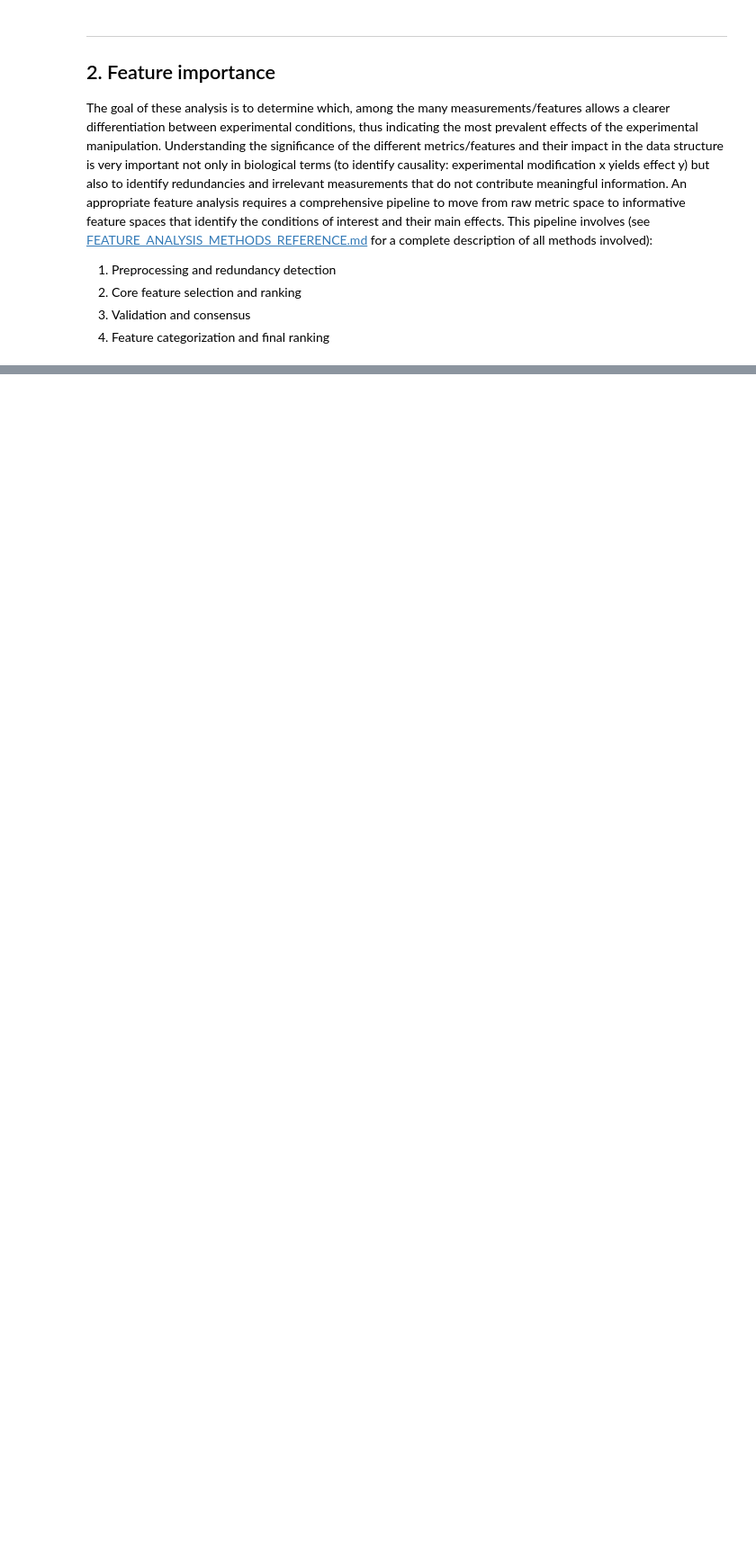
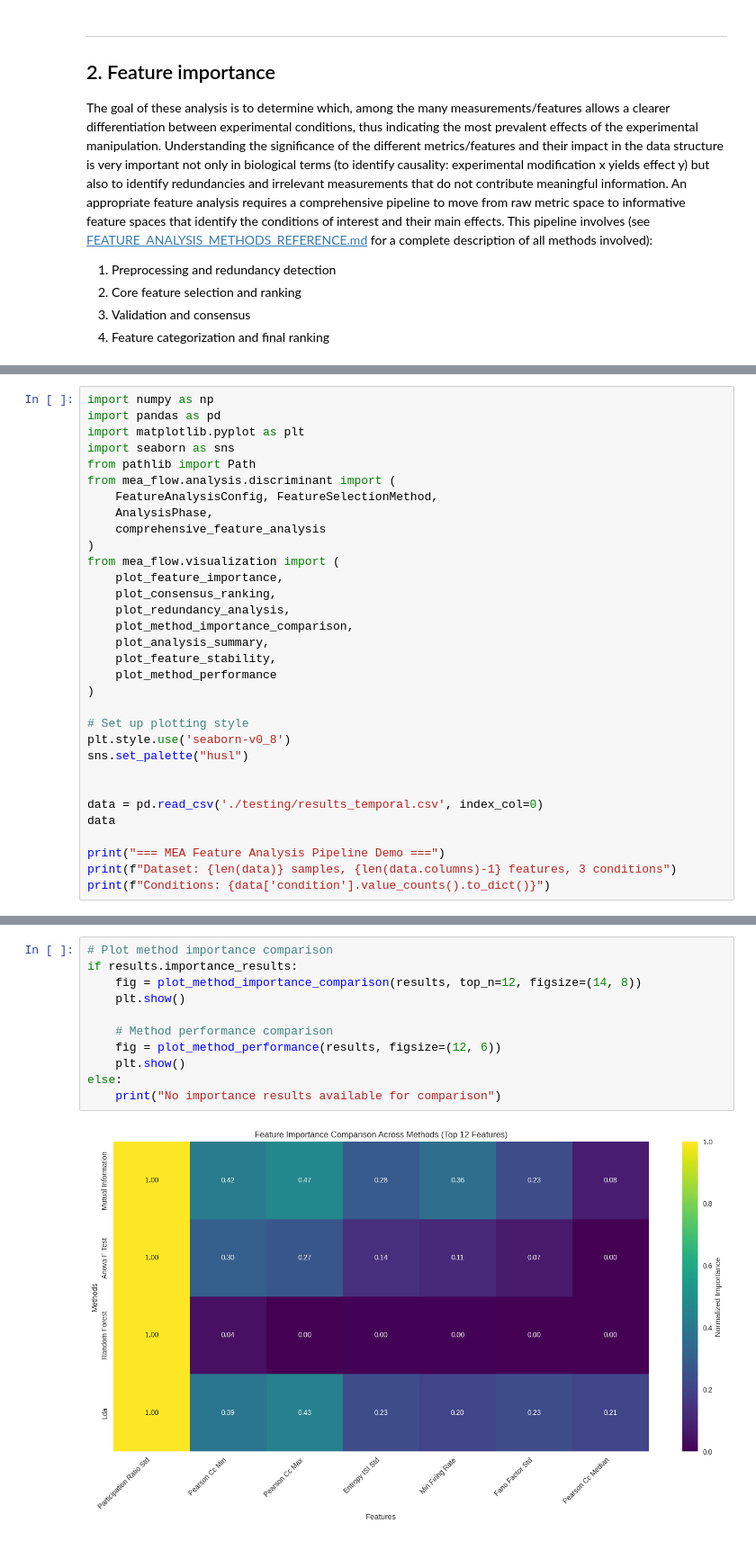
Before and after one commit to CNNC-Lab/mea-flow, a Jupyter notebook: notebooks/04_feature_based_analysis.ipynb, the cells around one changed output, grey strips where cells are left out. Shown at 90% size. Drawn from its saved outputs; the diff is of its cells as text; blank space fills up the shorter version.

```diff
--- a/notebooks/04_feature_based_analysis.ipynb
+++ b/notebooks/04_feature_based_analysis.ipynb
@@ -702,0 +267,32 @@ Best method: random_forest with nan accuracy
+# %%
+import numpy as np
+import pandas as pd
+import matplotlib.pyplot as plt
+import seaborn as sns
+from pathlib import Path
+from mea_flow.analysis.discriminant import (
+    FeatureAnalysisConfig, FeatureSelectionMethod,
+    AnalysisPhase,
+    comprehensive_feature_analysis
+)
+from mea_flow.visualization import (
+    plot_feature_importance,
+    plot_consensus_ranking,
+    plot_redundancy_analysis,
+    plot_method_importance_comparison,
+    plot_analysis_summary,
+    plot_feature_stability,
+    plot_method_performance
+)
+
+# Set up plotting style
+plt.style.use('seaborn-v0_8')
+sns.set_palette("husl")
+
+
+data = pd.read_csv('./testing/results_temporal.csv', index_col=0)
+data
+
+print("=== MEA Feature Analysis Pipeline Demo ===")
+print(f"Dataset: {len(data)} samples, {len(data.columns)-1} features, 3 conditions")
+print(f"Conditions: {data['condition'].value_counts().to_dict()}")
@@ -702,0 +512,13 @@ Best method: random_forest with nan accuracy
+# %%
+# Plot method importance comparison
+if results.importance_results:
+    fig = plot_method_importance_comparison(results, top_n=12, figsize=(14, 8))
+    plt.show()
+
+    # Method performance comparison
+    fig = plot_method_performance(results, figsize=(12, 6))
+    plt.show()
+else:
+    print("No importance results available for comparison")
+# %% [output]
+[figure, added]
```
Also changed, not shown: parts of 41 cells of this notebook, 11 other files.
